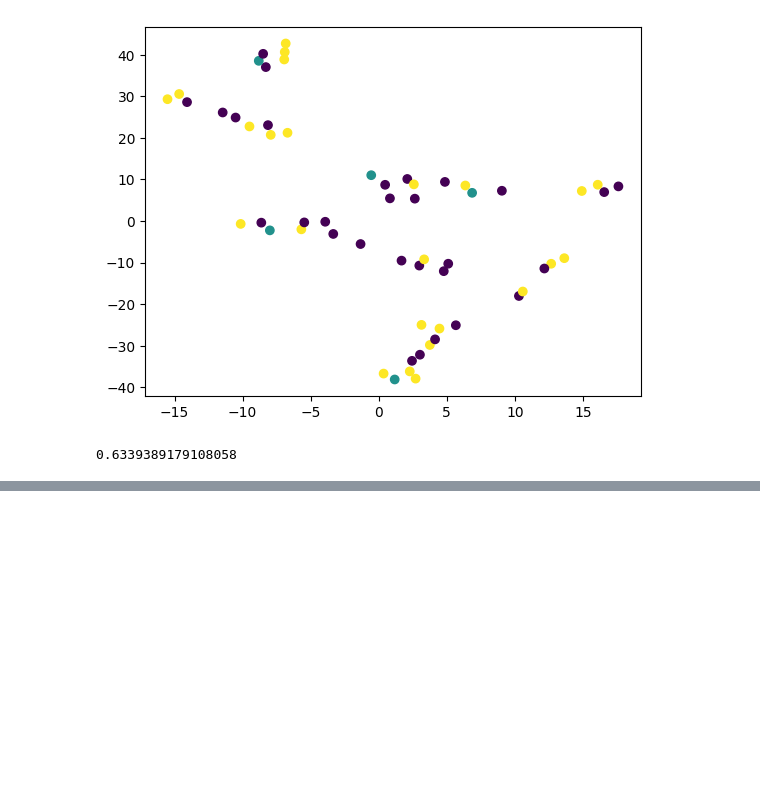
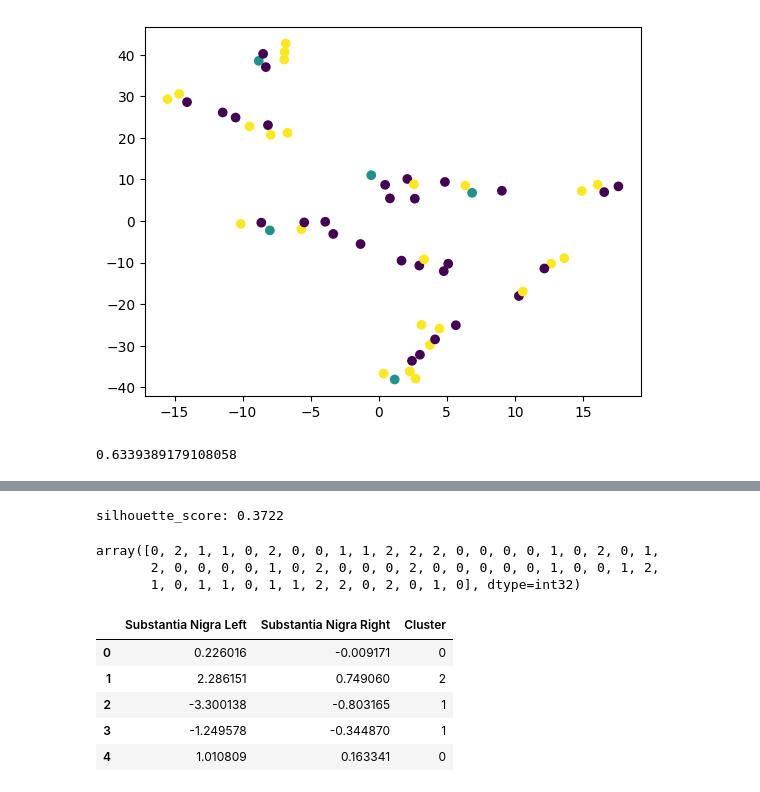
Before and after one commit to efwoods/Parkinsons_Disease_Study, a Jupyter notebook: notebooks/cluster_analysis.ipynb, the cells around one changed output, grey strips where cells are left out. Drawn from its saved outputs; the diff is of its cells as text; code cells hidden in the pictures; blank space fills up the shorter version.

```diff
--- a/notebooks/cluster_analysis.ipynb
+++ b/notebooks/cluster_analysis.ipynb
@@ -904,0 +943,10 @@ silhouette_score(p_imputed_df[feature].values.reshape(-1,1), kmeans.labels_)
+# %%
+labels, connectivity, df_scaled = SpectralClusterDF(fALFF_SN)
+# %% [output]
+silhouette_score: 0.3722
+# %%
+labels
+# %% [output]
+array([0, 2, 1, 1, 0, 2, 0, 0, 1, 1, 2, 2, 2, 0, 0, 0, 0, 1, 0, 2, 0, 1,
+       2, 0, 0, 0, 0, 1, 0, 2, 0, 0, 0, 2, 0, 0, 0, 0, 0, 1, 0, 0, 1, 2,
+       1, 0, 1, 1, 0, 1, 1, 2, 2, 0, 2, 0, 1, 0], dtype=int32)
@@ -904,0 +959,9 @@ silhouette_score(p_imputed_df[feature].values.reshape(-1,1), kmeans.labels_)
+# %%
+fALFF_SN_scaled.head()
+# %% [output]
+|  | Substantia Nigra Left | Substantia Nigra Right | Cluster |
+| 0 | 0.226016 | -0.009171 | 0 |
+| 1 | 2.286151 | 0.749060 | 2 |
+| 2 | -3.300138 | -0.803165 | 1 |
+| 3 | -1.249578 | -0.344870 | 1 |
+| 4 | 1.010809 | 0.163341 | 0 |
```
Also changed, not shown: parts of 18 cells of this notebook, 2 other files.
